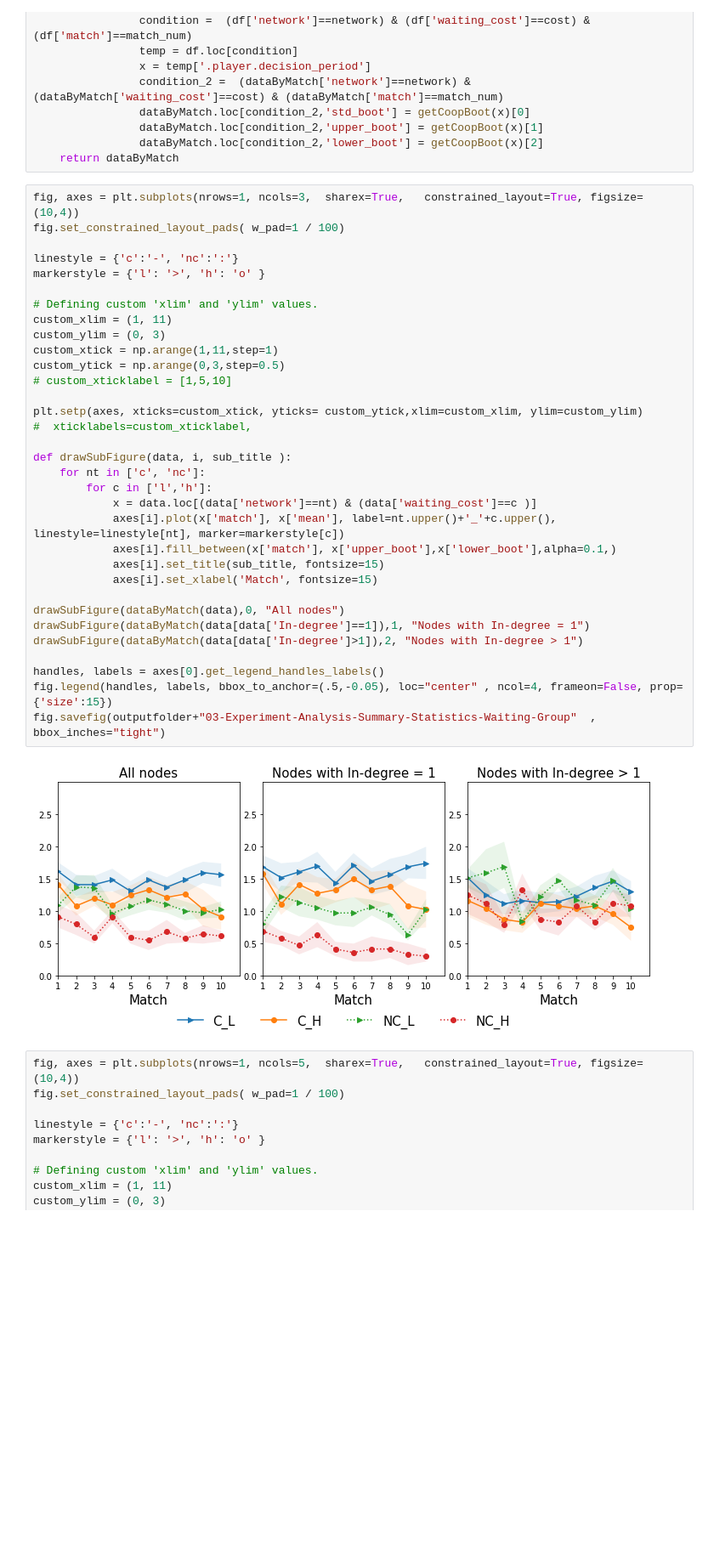
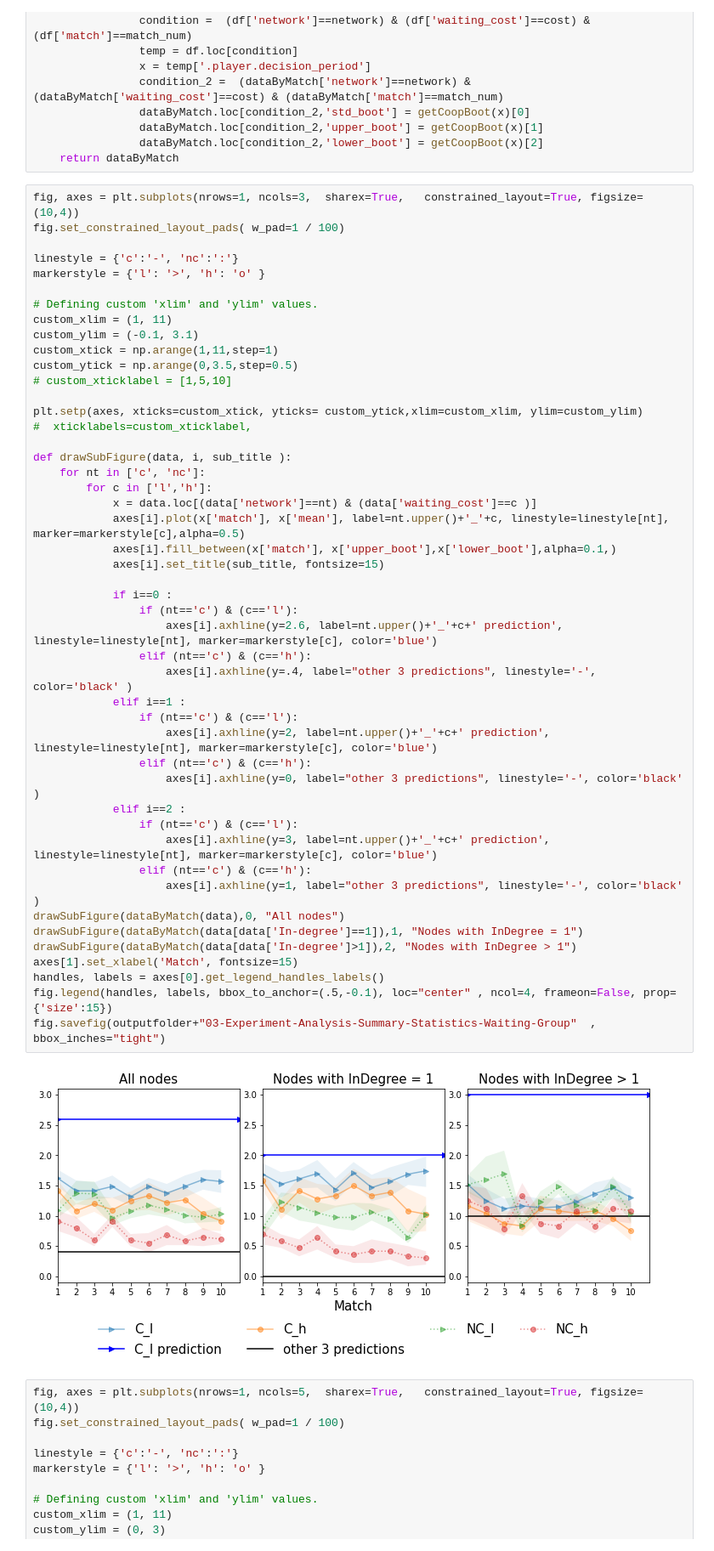
Before and after one commit to xinxin-lyu/Network_Analysis, a Jupyter notebook: 03-Experiment-Analysis-Summary-Statistics.ipynb, the cells around one changed output. Shown: that part at 85% size. Cells and saved outputs as stored; diff of their text form; blank space fills up the shorter version.

```diff
--- a/03-Experiment-Analysis-Summary-Statistics.ipynb
+++ b/03-Experiment-Analysis-Summary-Statistics.ipynb
@@ -297,38 +297,52 @@ def dataByMatch(data):
 # %%
 fig, axes = plt.subplots(nrows=1, ncols=3,  sharex=True,   constrained_layout=True, figsize=(10,4))
 fig.set_constrained_layout_pads( w_pad=1 / 100)
 
 linestyle = {'c':'-', 'nc':':'}
 markerstyle = {'l': '>', 'h': 'o' }
 
 # Defining custom 'xlim' and 'ylim' values.
 custom_xlim = (1, 11)
-custom_ylim = (0, 3)
+custom_ylim = (-0.1, 3.1)
 custom_xtick = np.arange(1,11,step=1)
-custom_ytick = np.arange(0,3,step=0.5)
+custom_ytick = np.arange(0,3.5,step=0.5)
 # custom_xticklabel = [1,5,10]
 
 plt.setp(axes, xticks=custom_xtick, yticks= custom_ytick,xlim=custom_xlim, ylim=custom_ylim)
 #  xticklabels=custom_xticklabel,
 
 def drawSubFigure(data, i, sub_title ):
     for nt in ['c', 'nc']:
         for c in ['l','h']:
             x = data.loc[(data['network']==nt) & (data['waiting_cost']==c )]
-            axes[i].plot(x['match'], x['mean'], label=nt.upper()+'_'+c.upper(), linestyle=linestyle[nt], marker=markerstyle[c])
+            axes[i].plot(x['match'], x['mean'], label=nt.upper()+'_'+c, linestyle=linestyle[nt], marker=markerstyle[c],alpha=0.5)
             axes[i].fill_between(x['match'], x['upper_boot'],x['lower_boot'],alpha=0.1,)
             axes[i].set_title(sub_title, fontsize=15)
-            axes[i].set_xlabel('Match', fontsize=15)
 
+            if i==0 :
+                if (nt=='c') & (c=='l'):
+                    axes[i].axhline(y=2.6, label=nt.upper()+'_'+c+' prediction', linestyle=linestyle[nt], marker=markerstyle[c], color='blue')
+                elif (nt=='c') & (c=='h'):
+                    axes[i].axhline(y=.4, label="other 3 predictions", linestyle='-', color='black' )
+            elif i==1 :
+                if (nt=='c') & (c=='l'):
+                    axes[i].axhline(y=2, label=nt.upper()+'_'+c+' prediction', linestyle=linestyle[nt], marker=markerstyle[c], color='blue')
+                elif (nt=='c') & (c=='h'):
+                    axes[i].axhline(y=0, label="other 3 predictions", linestyle='-', color='black' )
+            elif i==2 :
+                if (nt=='c') & (c=='l'):
+                    axes[i].axhline(y=3, label=nt.upper()+'_'+c+' prediction', linestyle=linestyle[nt], marker=markerstyle[c], color='blue')
+                elif (nt=='c') & (c=='h'):
+                    axes[i].axhline(y=1, label="other 3 predictions", linestyle='-', color='black' )
 drawSubFigure(dataByMatch(data),0, "All nodes")
-drawSubFigure(dataByMatch(data[data['In-degree']==1]),1, "Nodes with In-degree = 1")
-drawSubFigure(dataByMatch(data[data['In-degree']>1]),2, "Nodes with In-degree > 1")
-
+drawSubFigure(dataByMatch(data[data['In-degree']==1]),1, "Nodes with InDegree = 1")
+drawSubFigure(dataByMatch(data[data['In-degree']>1]),2, "Nodes with InDegree > 1")
+axes[1].set_xlabel('Match', fontsize=15)
 handles, labels = axes[0].get_legend_handles_labels()
-fig.legend(handles, labels, bbox_to_anchor=(.5,-0.05), loc="center" , ncol=4, frameon=False, prop={'size':15})
+fig.legend(handles, labels, bbox_to_anchor=(.5,-0.1), loc="center" , ncol=4, frameon=False, prop={'size':15})
 fig.savefig(outputfolder+"03-Experiment-Analysis-Summary-Statistics-Waiting-Group"  , bbox_inches="tight")
 # %% [output]
-[figure, old version]
+[figure, new version]
 # %%
 fig, axes = plt.subplots(nrows=1, ncols=5,  sharex=True,   constrained_layout=True, figsize=(10,4))
 fig.set_constrained_layout_pads( w_pad=1 / 100)
```
Also changed, not shown: parts of 30 cells of this notebook, 3 other files.
